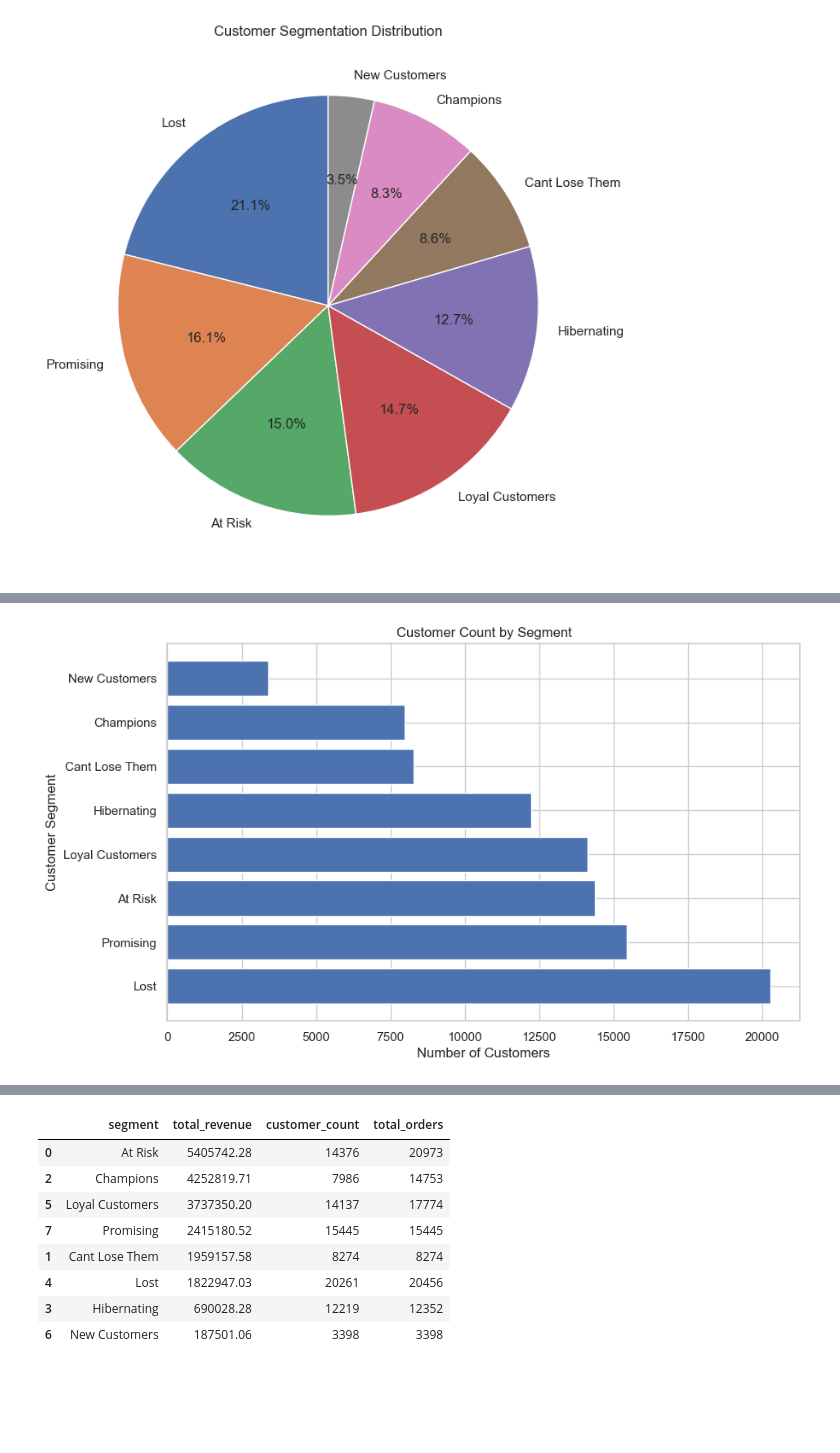
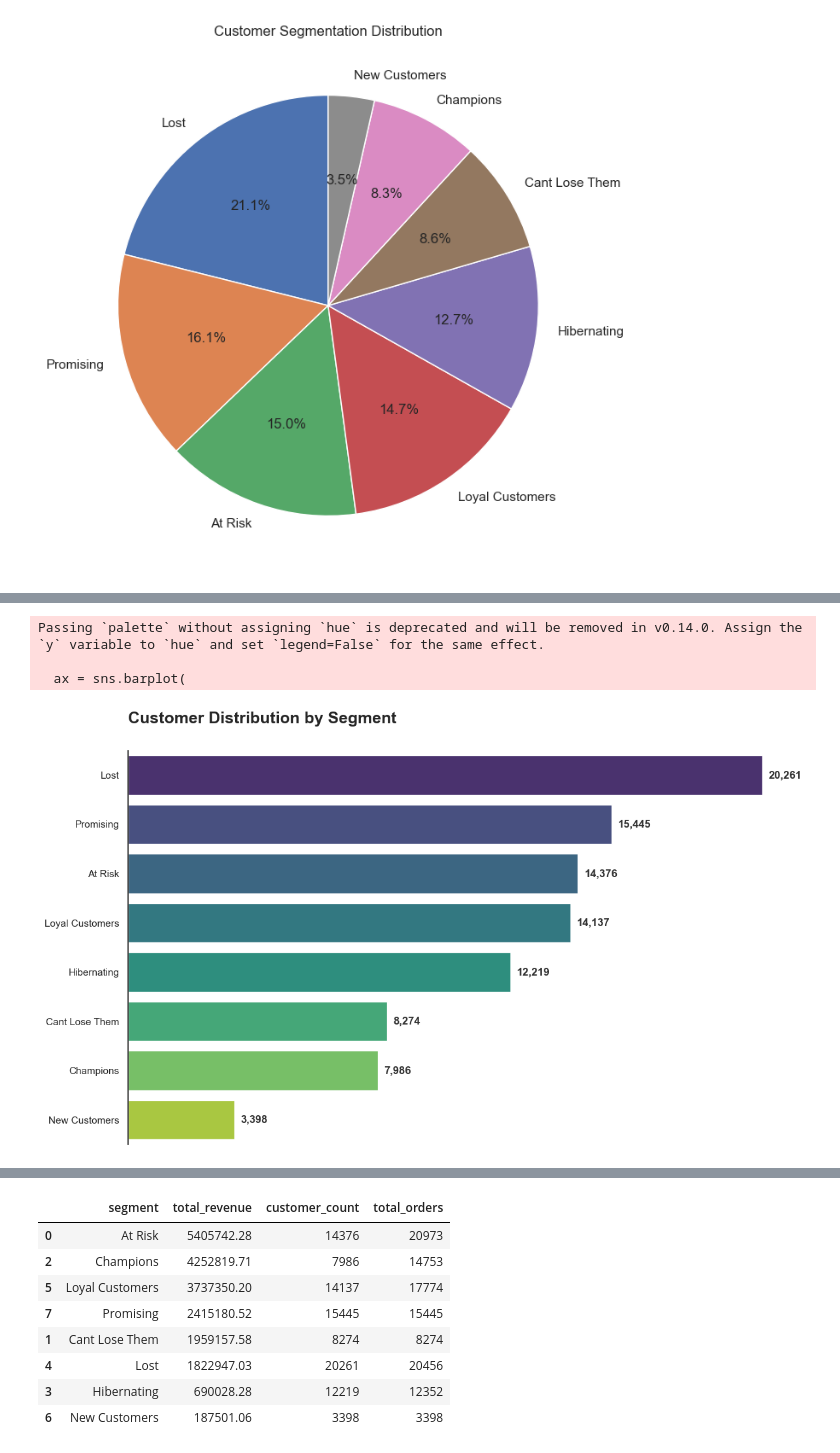
Before and after one commit to Nurus9/Projek-Akhir-Fundamental-Analisis-Data-, a Jupyter notebook: ANS_Projek Fundamental Analisis Data/ANS_Proyek_Analisis_Data.ipynb, the cells around one changed output, grey strips where cells are left out. Saved outputs shown, nothing was run; the diff lists cells and outputs as text; code cells hidden in the pictures; blank space fills up the shorter version.

```diff
--- a/ANS_Projek Fundamental Analisis Data/ANS_Proyek_Analisis_Data.ipynb
+++ b/ANS_Projek Fundamental Analisis Data/ANS_Proyek_Analisis_Data.ipynb
@@ -1080,15 +1086,3 @@ plt.title('Customer Segmentation Distribution')
 plt.show()
 # %% [output]
 [figure]
-# %%
-segment_dist = rfm_data['segment'].value_counts()
-
-plt.figure(figsize=(8, 8))
-plt.pie(
-    segment_dist.values,
-    labels=segment_dist.index,
-    autopct='%1.1f%%',
-    startangle=90
-)
-plt.title('Customer Segmentation Distribution')
-plt.show()
@@ -1097,9 +1089,27 @@ plt.show()
-# %%
-plt.figure(figsize=(10, 6))
-plt.barh(segment_dist.index, segment_dist.values)
-plt.xlabel('Number of Customers')
-plt.ylabel('Customer Segment')
-plt.title('Customer Count by Segment')
-plt.show()
-# %% [output]
-[figure, removed]
+# %%
+# Visualisasi Distribusi Segmen Pelanggan dengan Bar Chart yang Menarik
+segment_dist = segment_dist.sort_values(ascending=False)
+plt.figure(figsize=(12, 7))
+sns.set_style("white") # Latar belakang bersih tanpa grid
+colors = sns.color_palette("viridis", len(segment_dist))
+ax = sns.barplot(
+    x=segment_dist.values,
+    y=segment_dist.index,
+    palette=colors
+)
+for i, v in enumerate(segment_dist.values):
+    ax.text(v + (segment_dist.max() * 0.01), i, f'{v:,}',
+            va='center', fontweight='bold', color='#333333')
+ax.spines['top'].set_visible(False)
+ax.spines['right'].set_visible(False)
+ax.spines['bottom'].set_visible(False)
+ax.get_xaxis().set_visible(False)
+plt.title('Customer Distribution by Segment', loc='left', fontsize=18, fontweight='bold', pad=30)
+plt.ylabel(None)
+plt.tight_layout()
+plt.show()
+# %% [output]
+Passing `palette` without assigning `hue` is deprecated and will be removed in v0.14.0. Assign the `y` variable to `hue` and set `legend=False` for the same effect.
+
+  ax = sns.barplot(
+[figure, added]
```
Also changed, not shown: parts of 25 cells of this notebook, 2 other files.
